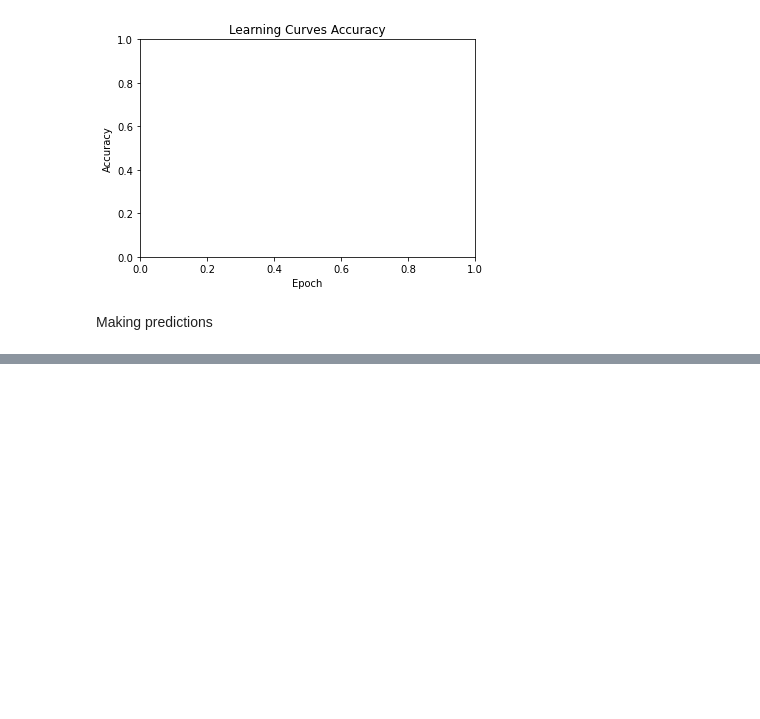
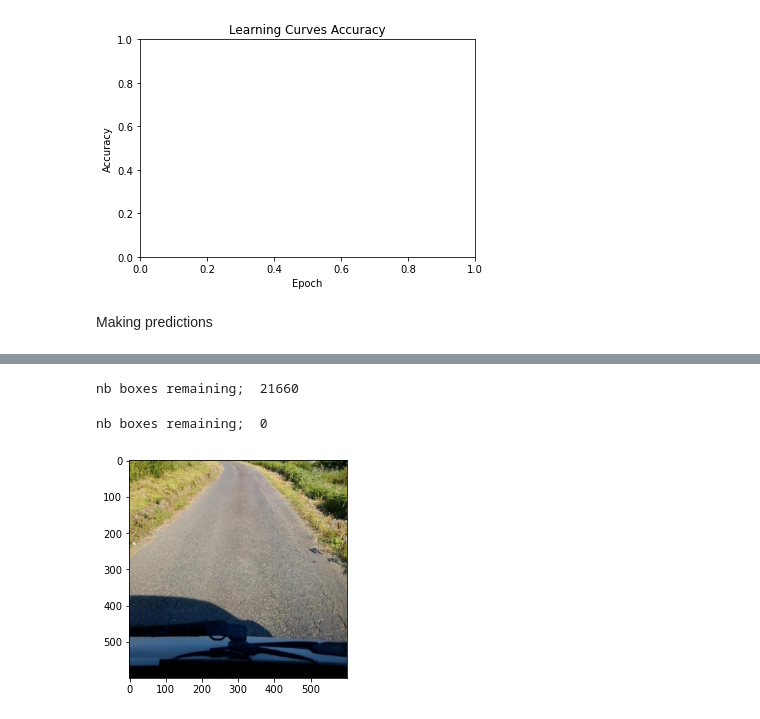
Before and after one commit to mohamedmv/PFE_data, a Jupyter notebook: YoloV4_Train_tf.ipynb, the cells around one changed output, grey strips where cells are left out. Cells and saved outputs as stored; diff of their text form; code cells hidden in the pictures; blank space fills up the shorter version.

```diff
--- a/YoloV4_Train_tf.ipynb
+++ b/YoloV4_Train_tf.ipynb
@@ -1365,0 +1373,5 @@ print("input image",image.shape)
+# %%
+# Run the model
+yhat = yolo_model.predict(image)
+
+print("output",[a.shape for a in yhat])
@@ -1365,0 +1515,6 @@ print("input image",image.shape)
+# %%
+# Suppress the non Maximal boxes
+do_nms(boxes, 0.99)
+print("nb boxes remaining; ",len(boxes))
+# %% [output]
+nb boxes remaining;  21660
@@ -1365,0 +1550,44 @@ print("input image",image.shape)
+# %%
+# Get the details of the detected objects for a threshold > 0.6
+class_threshold = 0.95
+colors = generate_colors(labels)
+v_boxes, v_labels, v_scores, v_colors = get_boxes(boxes, labels, class_threshold, colors)
+print("nb boxes remaining; ",len(v_boxes))
+# %% [output]
+nb boxes remaining;  0
+# %%
+from matplotlib import pyplot
+from matplotlib.patches import Rectangle
+
+# draw all results
+def draw_boxes(filename, v_boxes, v_labels, v_scores, v_colors):
+    # load the image
+    data = pyplot.imread(filename)
+    # plot the image
+    pyplot.imshow(data)
+    # get the context for drawing boxes
+    ax = pyplot.gca()
+    # plot each box
+    for i in range(len(v_boxes)):
+        box = v_boxes[i]
+        # get coordinates
+        y1, x1, y2, x2 = box.ymin, box.xmin, box.ymax, box.xmax
+        # calculate width and height of the box
+        width, height = x2 - x1, y2 - y1
+        # create the shape
+        rect = Rectangle((x1, y1), width, height, fill=False, color=v_colors[i])
+        # draw the box
+        ax.add_patch(rect)
+        # draw text and score in top left corner
+        label = "%s (%.3f)" % (v_labels[i], v_scores[i])
+        pyplot.text(x1, y1, label, color='white')
+    # show the plot
+    pyplot.show()
+# %%
+# Draw the result
+for i in range(len(v_boxes)):
+    print(v_labels[i], v_scores[i],  v_boxes[i].xmin, v_boxes[i].xmax, v_boxes[i].ymin, v_boxes[i].ymax)
+# draw what we found
+draw_boxes(photo_filename, v_boxes, v_labels, v_scores, v_colors)
+# %% [output]
+[figure, added]
```
Also changed, not shown: parts of 17 cells of this notebook, 1 other file.
